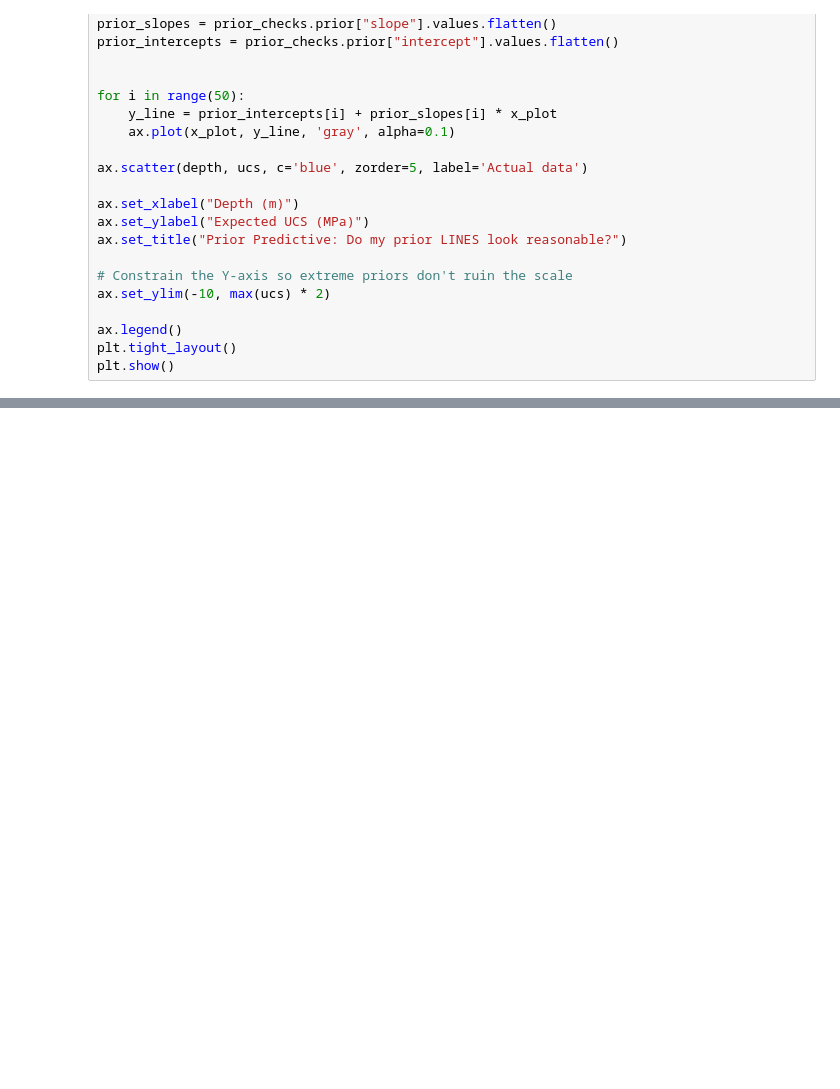
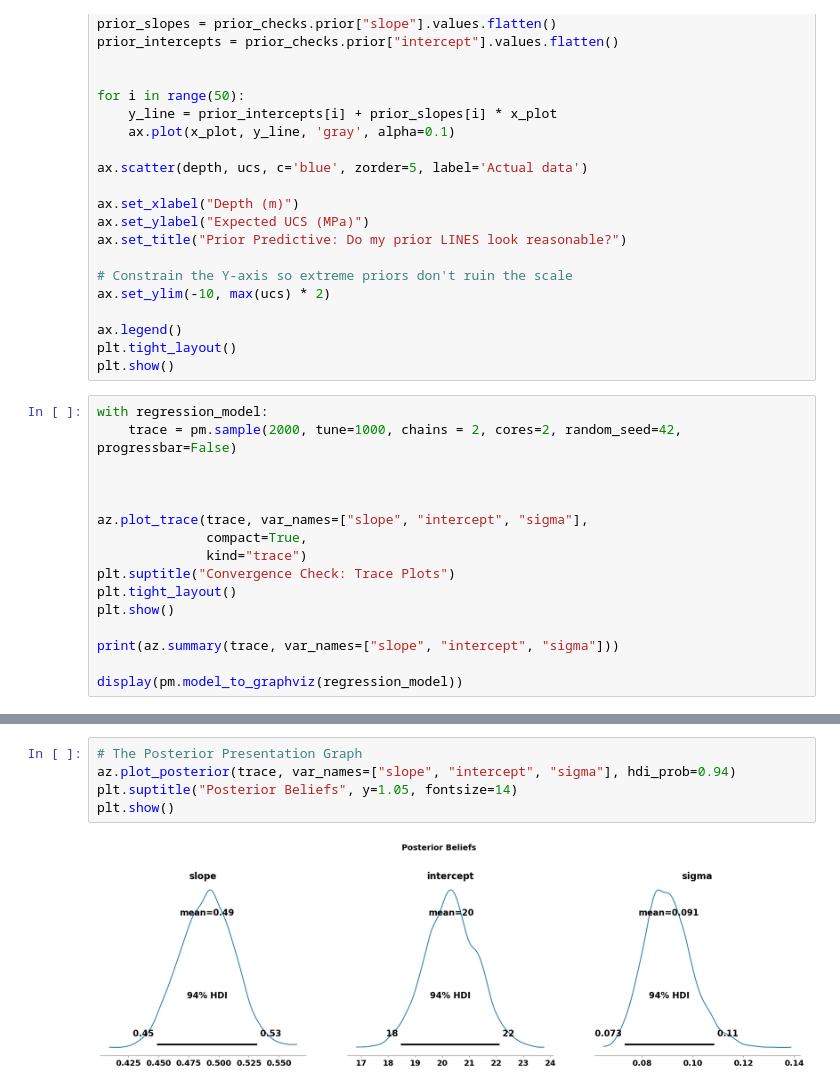
Before and after one commit to wxb-sly/risk-rock, a Jupyter notebook: training/regression/bayesian_line.ipynb, the cells around one changed output, grey strips where cells are left out. Cells and saved outputs as stored; diff of their text form; blank space fills up the shorter version.

Commit message:
feat(reg): HDI posterior diagnostics and sparse data comparison

```diff
--- a/training/regression/bayesian_line.ipynb
+++ b/training/regression/bayesian_line.ipynb
@@ -97,3 +100,19 @@ ax.set_ylim(-10, max(ucs) * 2)
 ax.legend()
 plt.tight_layout()
 plt.show()
+# %%
+with regression_model:
+    trace = pm.sample(2000, tune=1000, chains = 2, cores=2, random_seed=42, progressbar=False)
+
+
+
+az.plot_trace(trace, var_names=["slope", "intercept", "sigma"],
+              compact=True,
+              kind="trace")
+plt.suptitle("Convergence Check: Trace Plots")
+plt.tight_layout()
+plt.show()
+
+print(az.summary(trace, var_names=["slope", "intercept", "sigma"]))
+
+display(pm.model_to_graphviz(regression_model))
@@ -99,0 +165,7 @@ plt.show()
+# %%
+# The Posterior Presentation Graph
+az.plot_posterior(trace, var_names=["slope", "intercept", "sigma"], hdi_prob=0.94)
+plt.suptitle("Posterior Beliefs", y=1.05, fontsize=14)
+plt.show()
+# %% [output]
+[figure, added]
```
Also changed, not shown: parts of 6 cells of this notebook.
